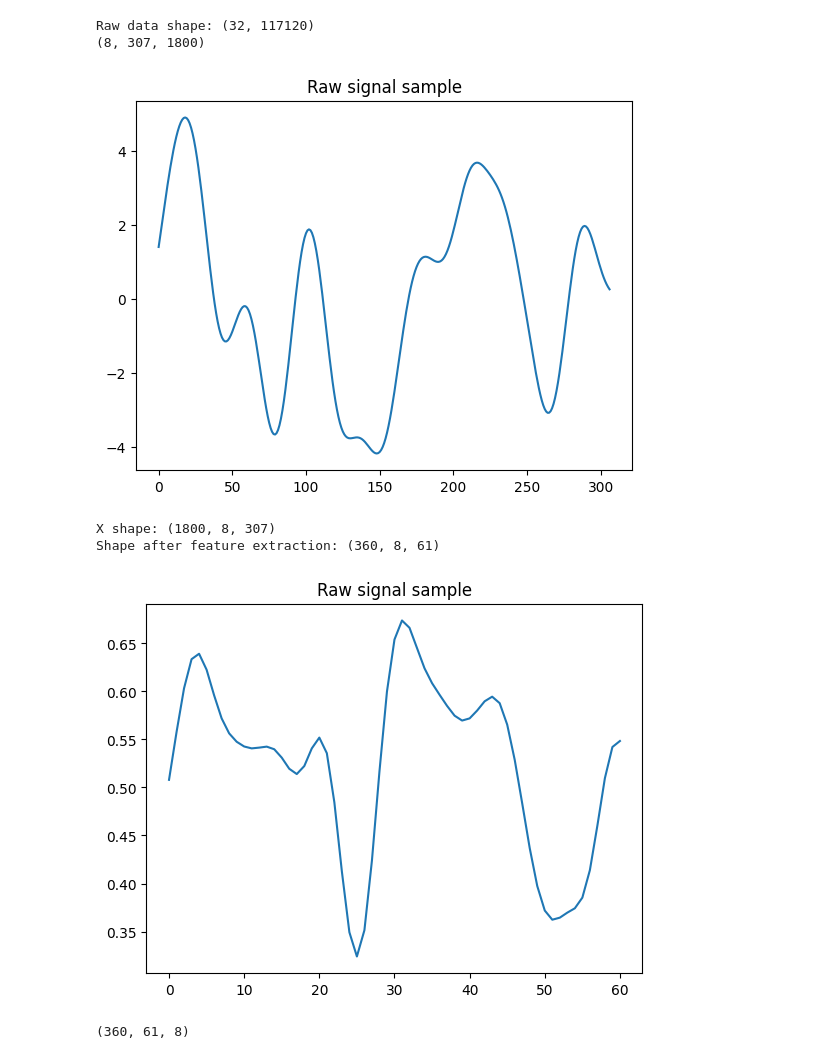
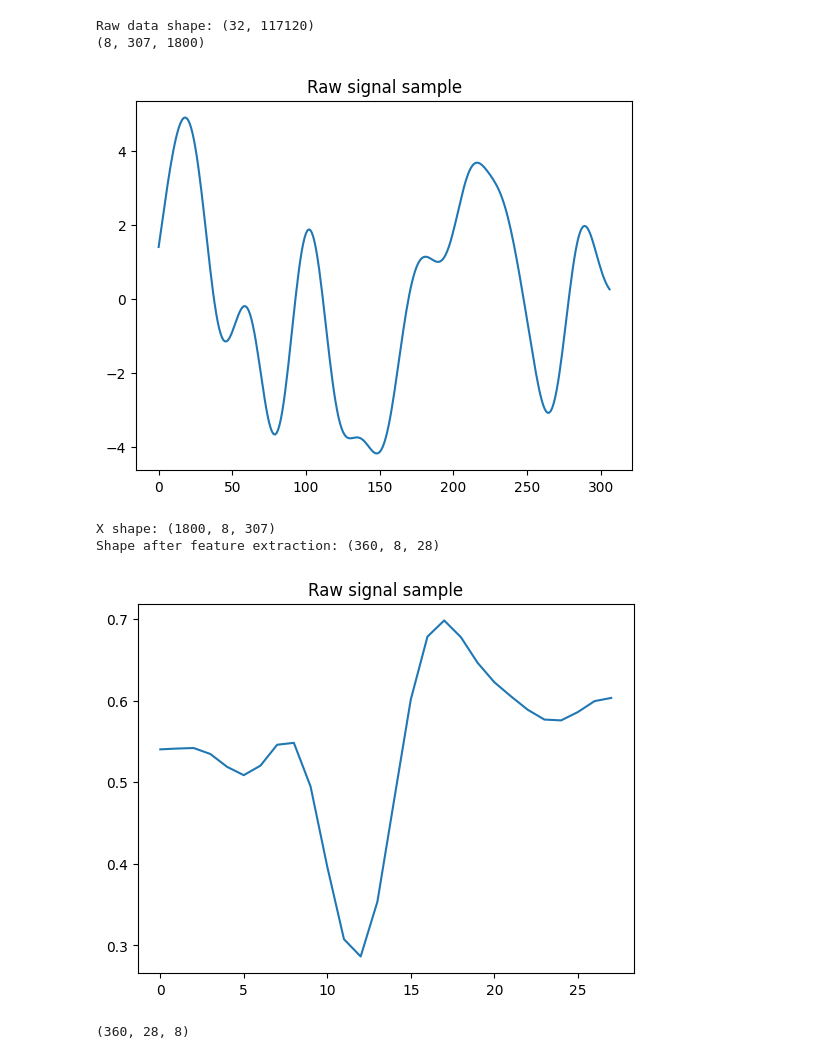
Before and after one commit to MacFadyenK/VirtualKeyboard, a Jupyter notebook: BCI_keyboard_pipeline.ipynb, the cells around one changed output. Drawn from its saved outputs; the diff is of its cells as text; code cells hidden in the pictures.

```diff
--- a/BCI_keyboard_pipeline.ipynb
+++ b/BCI_keyboard_pipeline.ipynb
@@ -6,30 +6,30 @@ import matplotlib.pyplot as plt
 # %%
 file_path = f"C:/Users/crims/Desktop/Senior Design Code/datasets/Won2022_BIDS/.mat_files/s01.mat"
 # preprocessing
 X, y = fn_preprocess.preprocess_testing(file_path, use_training=True)
 print(X.shape)
 
 plt.plot(X[0, :, 0])  # trial 0, channel 0
 plt.title("Raw signal sample")
 plt.show()
 
 # feature extraction
-X_fe, y_fe = fn_feature_extraction.extractFeatures(X, y, k=5, factor=5)
+X_fe, y_fe = fn_feature_extraction.extractFeatures(X, y, k=5, factor=6)
 
 plt.plot(X_fe[0, 0, :])  # trial 0, channel 0
 plt.title("Raw signal sample")
 plt.show()
 
 X_encoded = delta_encoding.delta_encode(X_fe, threshold=0.012) #spike encoding to implement
 print(X_encoded.shape)
 # %% [output]
 Raw data shape: (32, 117120)
 (8, 307, 1800)
 [figure]
 X shape: (1800, 8, 307)
-Shape after feature extraction: (360, 8, 61)
+Shape after feature extraction: (360, 8, 28)
-[figure, old version]
+[figure, new version]
-(360, 61, 8)
+(360, 28, 8)
 # %%
 plt.plot(X_fe[0, 7, :])  # trial 0, channel 0
 plt.title("Raw signal sample")
```
Also changed, not shown: parts of 2 cells of this notebook.
